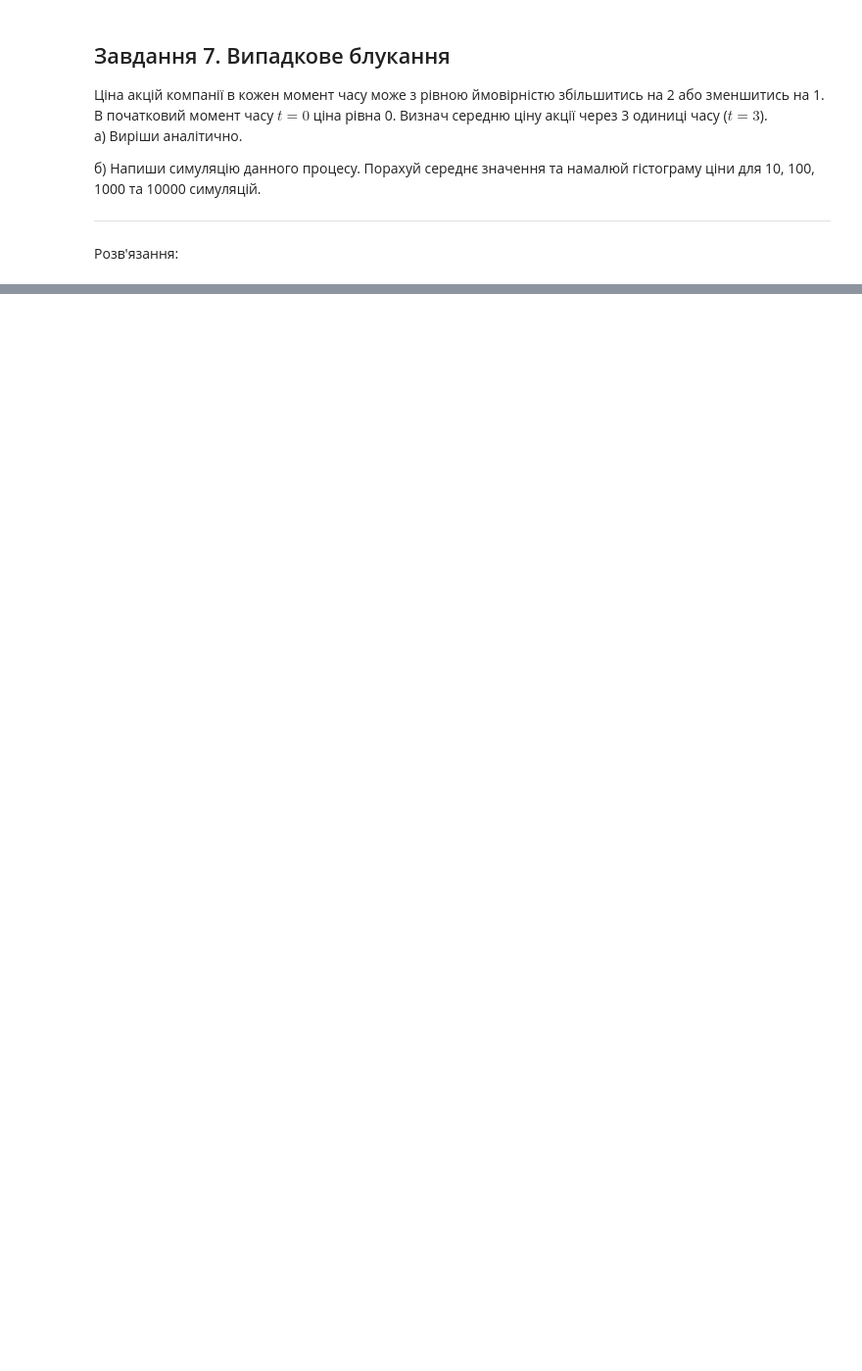
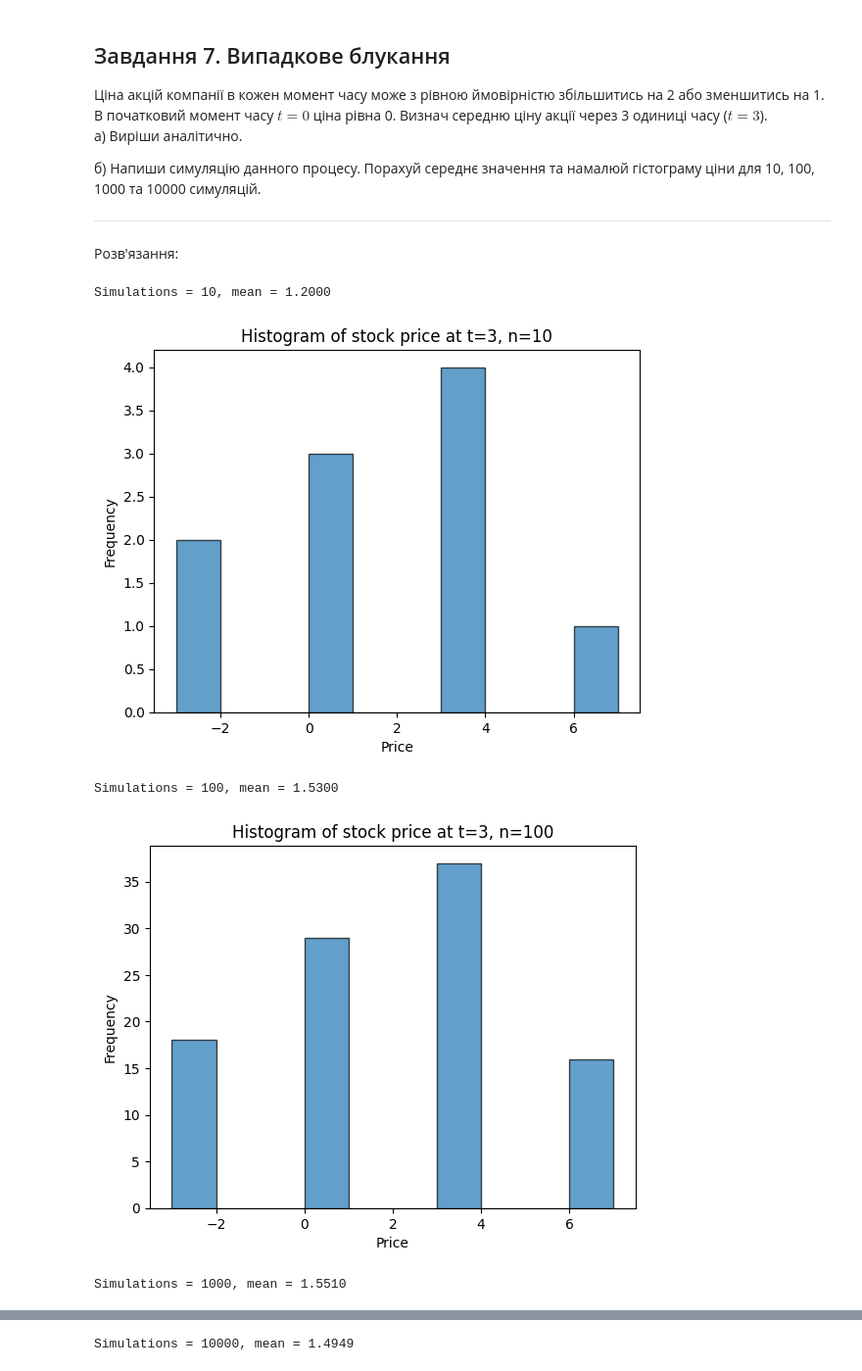
Before and after one commit to svetlanama/math, a Jupyter notebook: HW7_Moiseyenko_Svitlana.ipynb, the cells around one changed output, grey strips where cells are left out. Shown: that part at 98% size. Drawn from its saved outputs; the diff is of its cells as text; code cells hidden in the pictures; blank space fills up the shorter version.

```diff
--- a/HW7_Moiseyenko_Svitlana.ipynb
+++ b/HW7_Moiseyenko_Svitlana.ipynb
@@ -413,10 +448,3 @@ $$
 
 ---
 Розв'язання:
-# %%
-def stock_price_at_time(t):
-    # Встав код
-
-def simulate_n_times(n: int, t: int) -> list:
-    np.random.seed(42)
-    # Встав код
@@ -426,0 +451,39 @@ for n in [10, 100, 1000, 10000]:
+# %%
+
+
+import numpy as np
+
+
+def stock_price_at_time(t: int) -> int:
+    """Моделює ціну акції через t кроків"""
+    price = 0
+    for _ in range(t):
+        step = np.random.choice([2, -1])  # з рівною ймовірністю
+        price += step
+    return price
+
+def simulate_n_times(n: int, t: int) -> list:
+    """Запускає n симуляцій і повертає ціни через t кроків"""
+    np.random.seed(42)
+    results = [stock_price_at_time(t) for _ in range(n)]
+    return results
+# %%
+# симуляції і гістограми
+t = 3
+for n in [10, 100, 1000, 10000]:
+    results = simulate_n_times(n, t)
+    mean_val = np.mean(results)
+    print(f"Simulations = {n}, mean = {mean_val:.4f}")
+
+    plt.hist(results, bins=range(min(results), max(results) + 2),
+             edgecolor='black', alpha=0.7)
+    plt.title(f"Histogram of stock price at t={t}, n={n}")
+    plt.xlabel("Price")
+    plt.ylabel("Frequency")
+    plt.show()
+# %% [output]
+Simulations = 10, mean = 1.2000
+[figure, added]
+Simulations = 100, mean = 1.5300
+[figure, added]
+Simulations = 1000, mean = 1.5510
@@ -426,0 +491 @@ for n in [10, 100, 1000, 10000]:
+Simulations = 10000, mean = 1.4949
```
Also changed, not shown: parts of 5 cells of this notebook.
